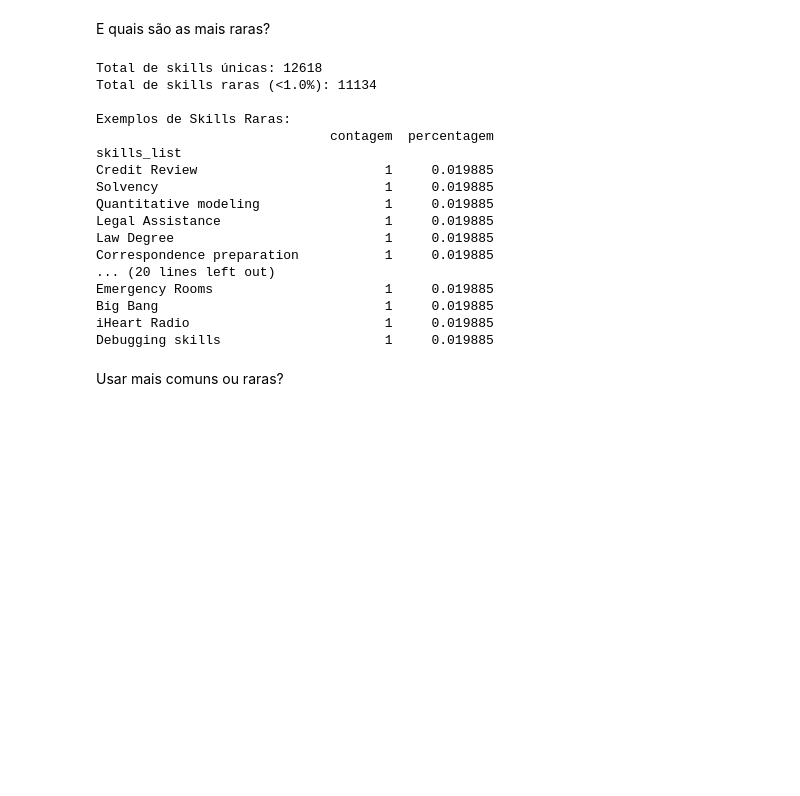
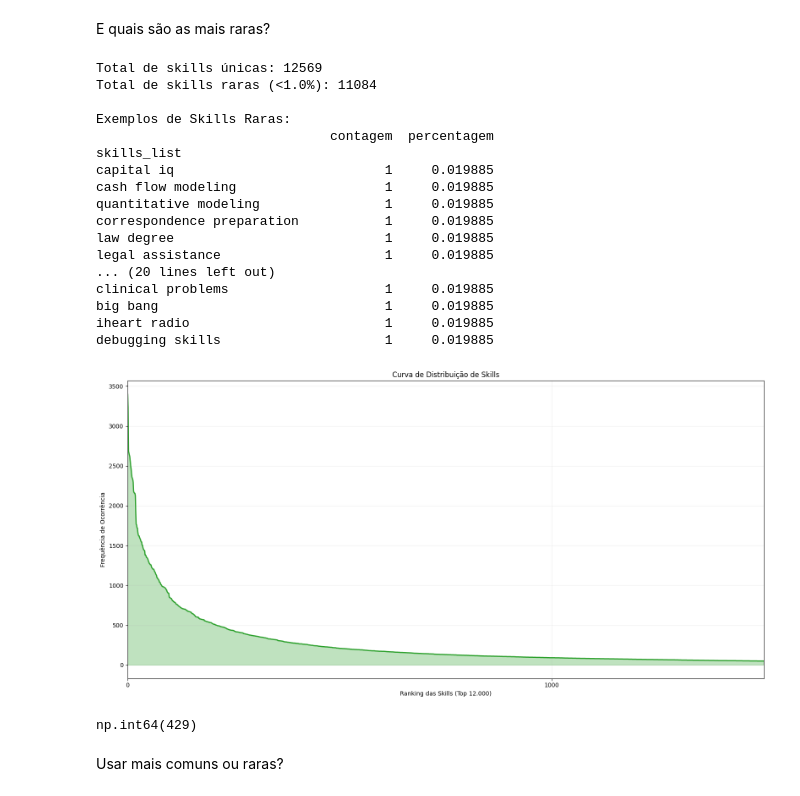
Before and after one commit to danielpiresribeiro123-code/cv_analyser_research, a Jupyter notebook: EDA_raw.ipynb, the cells around one changed output. Drawn from its saved outputs; the diff is of its cells as text; code cells hidden in the pictures; blank space fills up the shorter version.

```diff
--- a/EDA_raw.ipynb
+++ b/EDA_raw.ipynb
@@ -273,3 +296,13 @@ blacklist = {"COM", "Skills" , "personal","information", "knowledge", "process",
 df_skills['skills_list'] = df_skills['skills_list'].apply(
     lambda lista: [s for s in lista if s.lower() not in blacklist]
 )
+# %%
+#Colocar em minusculas
+
+df_skills['skills_list'] = df_skills['skills_list'].apply(
+    lambda lista: list(set([s.lower().strip() for s in lista]))
+)
+
+print(df_skills['skills_list'].head())
+
+df_skills["skills_list"].explode().count()
@@ -337,22 +378,60 @@ print(f"Total de skills raras (<{limite_raridade}%): {len(skills_raras)}")
 print("\nExemplos de Skills Raras:")
 print(skills_raras.tail(30))
 # %% [output]
-Total de skills únicas: 12618
-Total de skills raras (<1.0%): 11134
+Total de skills únicas: 12569
+Total de skills raras (<1.0%): 11084
 
 Exemplos de Skills Raras:
                               contagem  percentagem
 skills_list
-Credit Review                        1     0.019885
-Solvency                             1     0.019885
-Quantitative modeling                1     0.019885
-Legal Assistance                     1     0.019885
-Law Degree                           1     0.019885
-Correspondence preparation           1     0.019885
+capital iq                           1     0.019885
+cash flow modeling                   1     0.019885
+quantitative modeling                1     0.019885
+correspondence preparation           1     0.019885
+law degree                           1     0.019885
+legal assistance                     1     0.019885
 ... (20 lines left out)
-Emergency Rooms                      1     0.019885
-Big Bang                             1     0.019885
-iHeart Radio                         1     0.019885
-Debugging skills                     1     0.019885
+clinical problems                    1     0.019885
+big bang                             1     0.019885
+iheart radio                         1     0.019885
+debugging skills                     1     0.019885
+# %%
+#Gráfico com frequência das skills
+
+counts = df_skills['skills_list'].explode().value_counts()
+
+top_n = 1500
+counts_subset = counts.head(top_n)
+x_values = np.arange(len(counts_subset))
+
+plt.figure(figsize=(16, 8))
+
+plt.plot(range(len(counts_subset)), counts_subset.values, color='#2ca02c', linewidth=2)
+plt.fill_between(range(len(counts_subset)), counts_subset.values, color='#2ca02c', alpha=0.3)
+
+#plt.yscale()
+
+plt.xlabel('Ranking das Skills (Top 12.000)')
+plt.ylabel('Frequência de Ocorrência')
+plt.title('Curva de Distribuição de Skills')
+
+plt.xticks(np.arange(0, top_n + 1, 1000))
+plt.grid(True, which="both", ls="-", alpha=0.2)
+
+plt.xlim(0, top_n)
+plt.tight_layout()
+plt.show()
+# %% [output]
+[figure, added]
+# %%
+#Remover as mais raras (<5%)
+skill_counts = df_skills['skills_list'].explode().value_counts()
+rare_skills = skill_counts[skill_counts < (len(df_skills) * 0.05)].index
+df_skills['skills_list'] = df_skills['skills_list'].apply(
+    lambda lista: [s for s in lista if s not in rare_skills]
+)
+df_skills['skills_list'].explode().value_counts().count()
+# %% [output]
+np.int64(429)
 # %% [markdown]
 Usar mais comuns ou raras?
```
Also changed, not shown: parts of 15 cells of this notebook, 1 other file.
